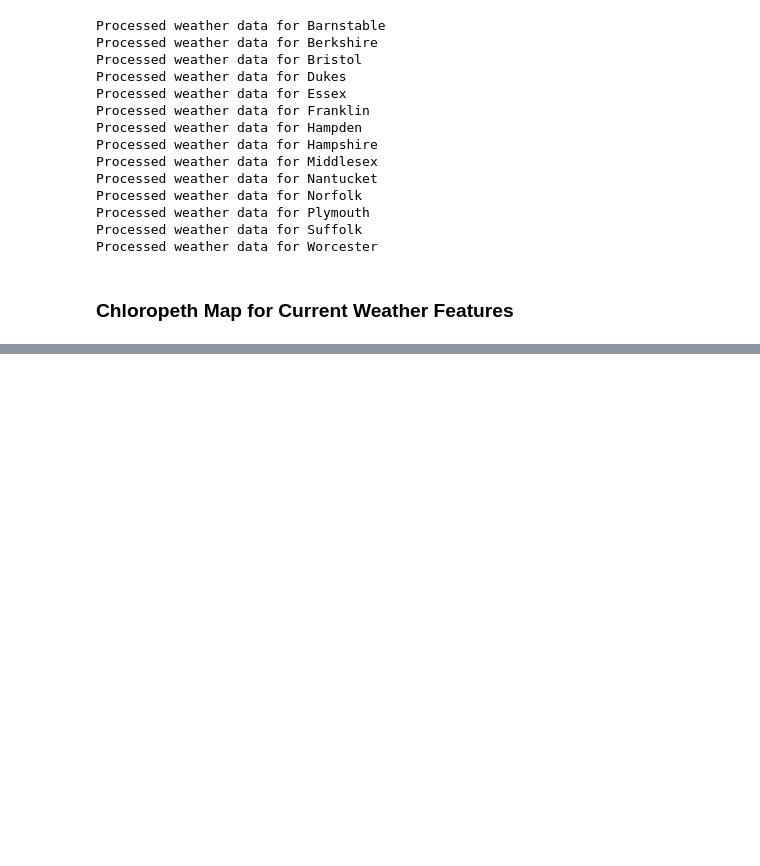
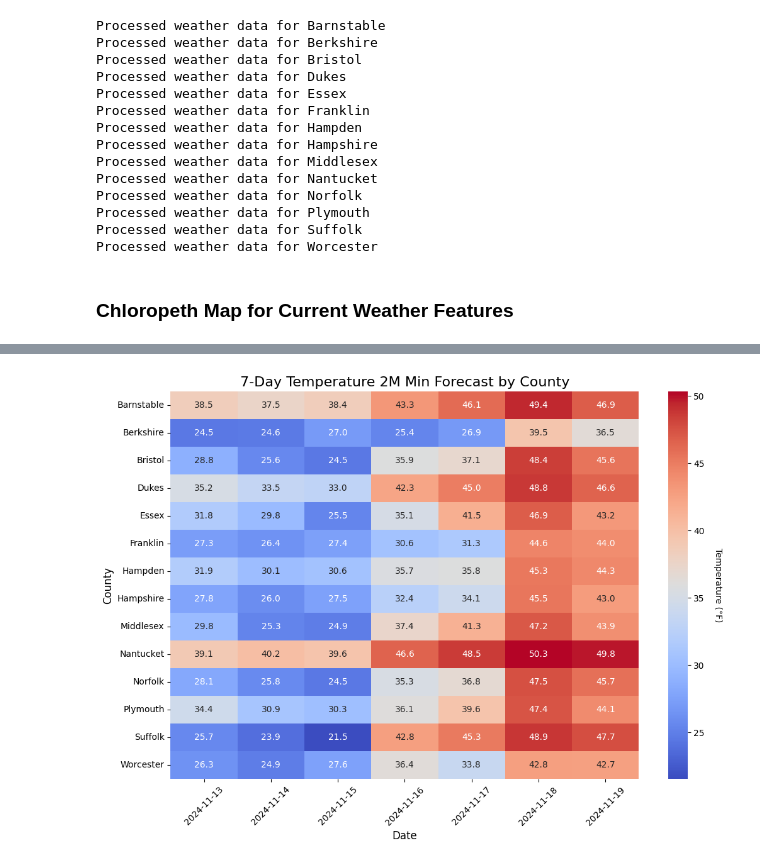
Before and after one commit to Rohit-hooda/DS5110-Final-Project, a Jupyter notebook: Current_Daily_Forecast.ipynb, the cells around one changed output, grey strips where cells are left out. Saved outputs shown, nothing was run; the diff lists cells and outputs as text; code cells hidden in the pictures; blank space fills up the shorter version.

```diff
--- a/Current_Daily_Forecast.ipynb
+++ b/Current_Daily_Forecast.ipynb
@@ -230,0 +253,4 @@ plt.show()
+# %%
+plot_heatmap("temperature_2m_min")
+# %% [output]
+[figure, added]
```
Also changed, not shown: parts of 21 cells of this notebook, 38 other files.
